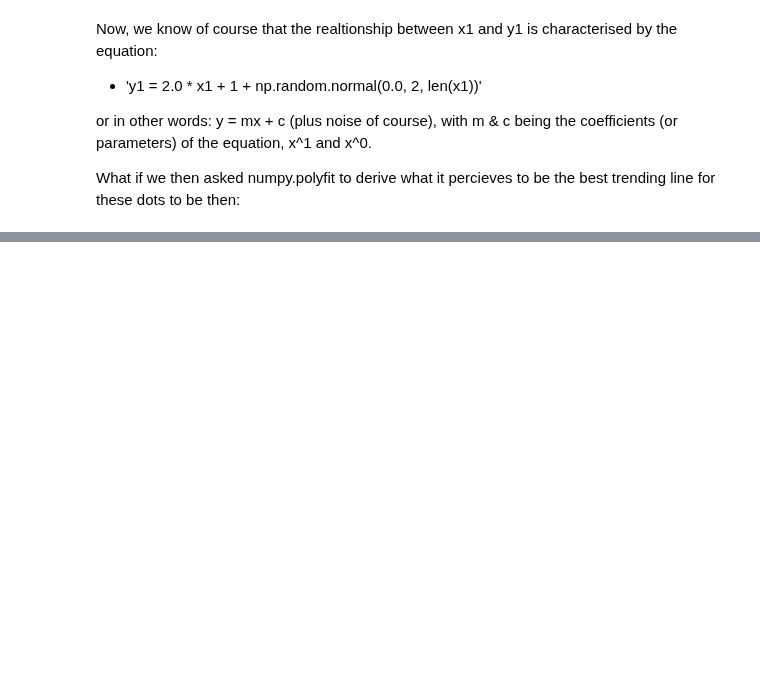
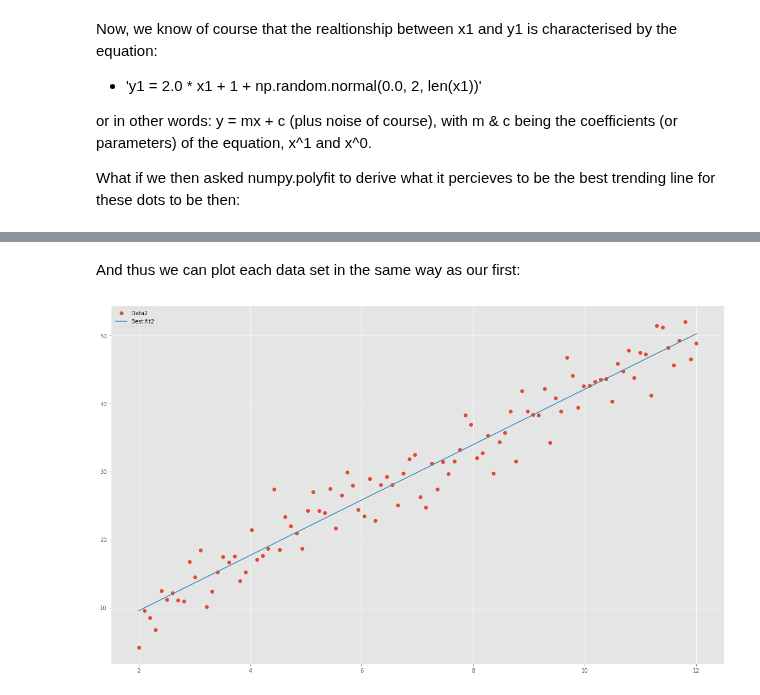
Before and after one commit to Crash-Bandicode/Tasks, a Jupyter notebook: Tasks.ipynb, the cells around one changed output, grey strips where cells are left out. Saved outputs shown, nothing was run; the diff lists cells and outputs as text; code cells hidden in the pictures; blank space fills up the shorter version.

```diff
--- a/Tasks.ipynb
+++ b/Tasks.ipynb
@@ -641,0 +662,9 @@ plt.legend();
+# %% [markdown]
+And thus we can plot each data set in the same way as our first:
+# %%
+# plot the best fit line over the data points:
+plt.plot(x2, y2, 'o', label="Data2")
+plt.plot(x2, coeffs2[0] * x2 + coeffs2[1], '-', label="Best fit2")
+plt.legend();
+# %% [output]
+[figure, added]
```
Also changed, not shown: parts of 10 cells of this notebook.
